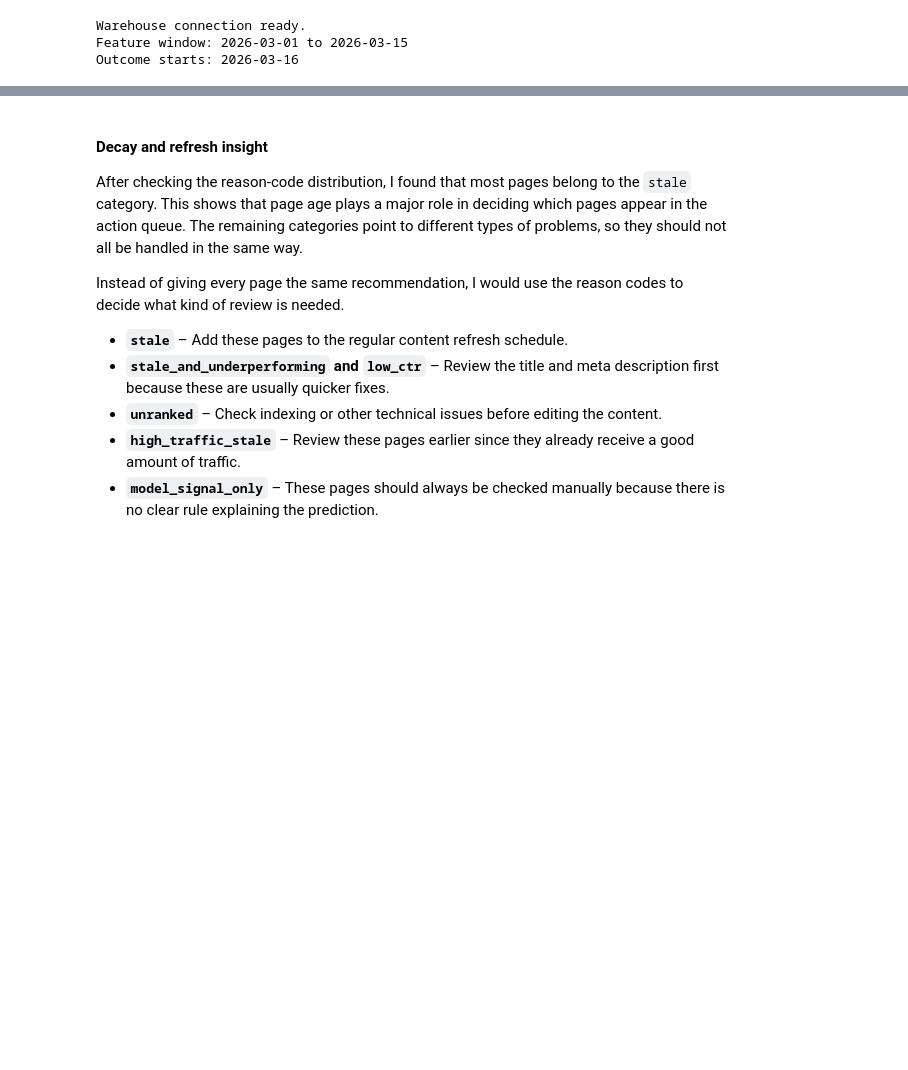
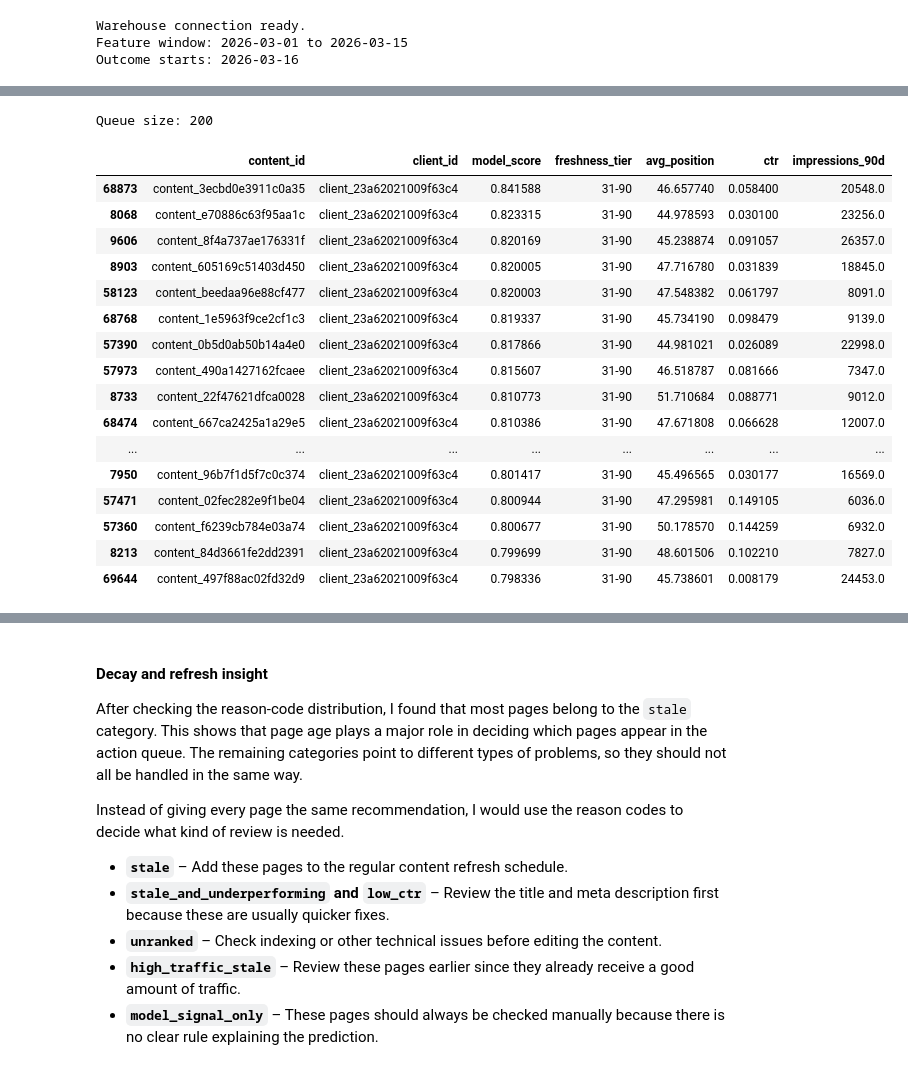
Before and after one commit to KinzaAsif2456/discoverey, a Jupyter notebook: work/notebooks/w07_action_playbook.ipynb, the cells around one changed output, grey strips where cells are left out. Drawn from its saved outputs; the diff is of its cells as text; code cells hidden in the pictures; blank space fills up the shorter version.

```diff
--- a/work/notebooks/w07_action_playbook.ipynb
+++ b/work/notebooks/w07_action_playbook.ipynb
@@ -279,0 +477,51 @@ model_signal_only: 3
+# %%
+
+# STEP 11 — Create ranked action queue
+
+
+queue_size = 200
+
+queue_df = (
+    df
+    .sort_values(
+        ["model_score", "impressions_90d"],
+        ascending=[False, False]
+    )
+    .head(queue_size)
+    .copy()
+)
+
+print("Queue size:", len(queue_df))
+
+display(
+    queue_df[
+        [
+            "content_id",
+            "client_id",
+            "model_score",
+            "freshness_tier",
+            "avg_position",
+            "ctr",
+            "impressions_90d"
+        ]
+    ].head(20)
+)
+# %% [output]
+Queue size: 200
+|  | content_id | client_id | model_score | freshness_tier | avg_position | ctr | impressions_90d |
+| 68873 | content_3ecbd0e3911c0a35 | client_23a62021009f63c4 | 0.841588 | 31-90 | 46.657740 | 0.058400 | 20548.0 |
+| 8068 | content_e70886c63f95aa1c | client_23a62021009f63c4 | 0.823315 | 31-90 | 44.978593 | 0.030100 | 23256.0 |
+| 9606 | content_8f4a737ae176331f | client_23a62021009f63c4 | 0.820169 | 31-90 | 45.238874 | 0.091057 | 26357.0 |
+| 8903 | content_605169c51403d450 | client_23a62021009f63c4 | 0.820005 | 31-90 | 47.716780 | 0.031839 | 18845.0 |
+| 58123 | content_beedaa96e88cf477 | client_23a62021009f63c4 | 0.820003 | 31-90 | 47.548382 | 0.061797 | 8091.0 |
+| 68768 | content_1e5963f9ce2cf1c3 | client_23a62021009f63c4 | 0.819337 | 31-90 | 45.734190 | 0.098479 | 9139.0 |
+| 57390 | content_0b5d0ab50b14a4e0 | client_23a62021009f63c4 | 0.817866 | 31-90 | 44.981021 | 0.026089 | 22998.0 |
+| 57973 | content_490a1427162fcaee | client_23a62021009f63c4 | 0.815607 | 31-90 | 46.518787 | 0.081666 | 7347.0 |
+| 8733 | content_22f47621dfca0028 | client_23a62021009f63c4 | 0.810773 | 31-90 | 51.710684 | 0.088771 | 9012.0 |
+| 68474 | content_667ca2425a1a29e5 | client_23a62021009f63c4 | 0.810386 | 31-90 | 47.671808 | 0.066628 | 12007.0 |
+| ... | ... | ... | ... | ... | ... | ... | ... |
+| 7950 | content_96b7f1d5f7c0c374 | client_23a62021009f63c4 | 0.801417 | 31-90 | 45.496565 | 0.030177 | 16569.0 |
+| 57471 | content_02fec282e9f1be04 | client_23a62021009f63c4 | 0.800944 | 31-90 | 47.295981 | 0.149105 | 6036.0 |
+| 57360 | content_f6239cb784e03a74 | client_23a62021009f63c4 | 0.800677 | 31-90 | 50.178570 | 0.144259 | 6932.0 |
+| 8213 | content_84d3661fe2dd2391 | client_23a62021009f63c4 | 0.799699 | 31-90 | 48.601506 | 0.102210 | 7827.0 |
+| 69644 | content_497f88ac02fd32d9 | client_23a62021009f63c4 | 0.798336 | 31-90 | 45.738601 | 0.008179 | 24453.0 |
```
Also changed, not shown: parts of 36 cells of this notebook.
